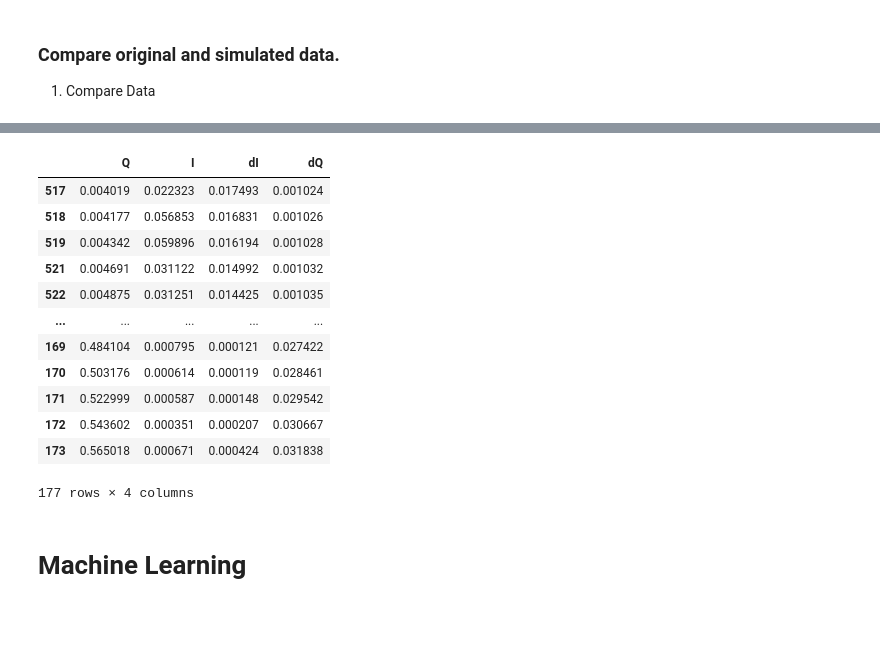
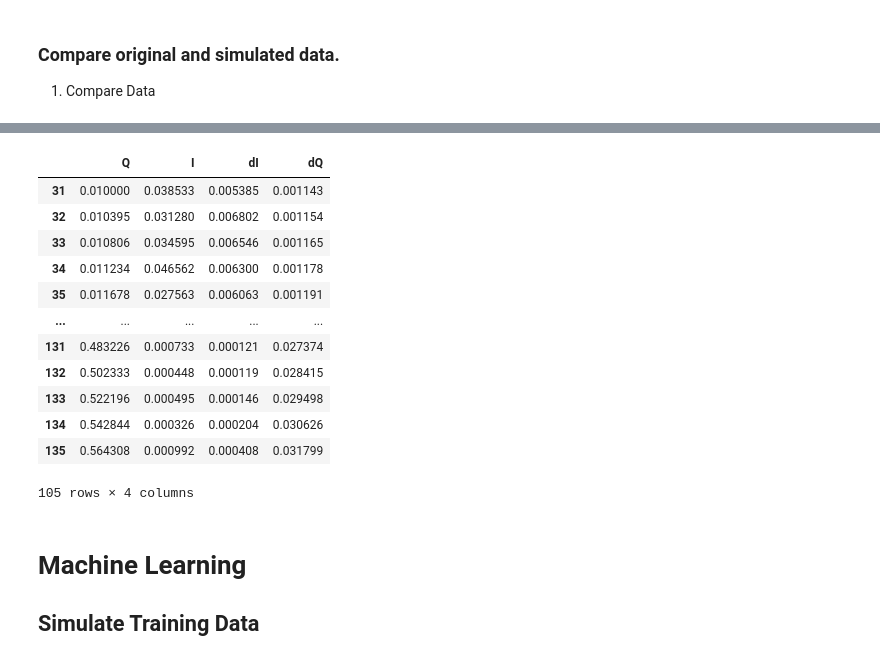
Before and after one commit to criosx/molgroups, a Jupyter notebook: examples/ml/EllipsoidProtein_SingleDataset/ml_playground_create_training_dataset.ipynb, the cells around one changed output, grey strips where cells are left out. Cells and saved outputs as stored; diff of their text form; code cells hidden in the pictures; blank space fills up the shorter version.

Commit message:
create training data sets for several models

```diff
--- a/examples/ml/EllipsoidProtein_SingleDataset/ml_playground_create_training_dataset.ipynb
+++ b/examples/ml/EllipsoidProtein_SingleDataset/ml_playground_create_training_dataset.ipynb
@@ -328,19 +465,20 @@ plt.show()
 # %%
-simdata = fitobj.fnSimulateData(basefilename='sim.dat', liConfigurations=configuration, qmin=qmin, qmax=qmax, t_total=None, simpar=simpar, save_file=False, verbose=False)[0][1]
+simdata = fitobj.fnSimulateData(basefilename='sim.dat', liConfigurations=configuration, qmin=qmin, qmax=qmax, t_total=None, simpar=simpar, save_file=False, verbose=False, average=True)[0][1]
 simdata
 # %% [output]
 |  | Q | I | dI | dQ |
-| 517 | 0.004019 | 0.022323 | 0.017493 | 0.001024 |
-| 518 | 0.004177 | 0.056853 | 0.016831 | 0.001026 |
-| 519 | 0.004342 | 0.059896 | 0.016194 | 0.001028 |
-| 521 | 0.004691 | 0.031122 | 0.014992 | 0.001032 |
-| 522 | 0.004875 | 0.031251 | 0.014425 | 0.001035 |
+| 31 | 0.010000 | 0.038533 | 0.005385 | 0.001143 |
+| 32 | 0.010395 | 0.031280 | 0.006802 | 0.001154 |
+| 33 | 0.010806 | 0.034595 | 0.006546 | 0.001165 |
+| 34 | 0.011234 | 0.046562 | 0.006300 | 0.001178 |
+| 35 | 0.011678 | 0.027563 | 0.006063 | 0.001191 |
 | ... | ... | ... | ... | ... |
-| 169 | 0.484104 | 0.000795 | 0.000121 | 0.027422 |
-| 170 | 0.503176 | 0.000614 | 0.000119 | 0.028461 |
-| 171 | 0.522999 | 0.000587 | 0.000148 | 0.029542 |
-| 172 | 0.543602 | 0.000351 | 0.000207 | 0.030667 |
-| 173 | 0.565018 | 0.000671 | 0.000424 | 0.031838 |
+| 131 | 0.483226 | 0.000733 | 0.000121 | 0.027374 |
+| 132 | 0.502333 | 0.000448 | 0.000119 | 0.028415 |
+| 133 | 0.522196 | 0.000495 | 0.000146 | 0.029498 |
+| 134 | 0.542844 | 0.000326 | 0.000204 | 0.030626 |
+| 135 | 0.564308 | 0.000992 | 0.000408 | 0.031799 |
-177 rows × 4 columns
+105 rows × 4 columns
 # %% [markdown]
 # Machine Learning
+## Simulate Training Data
```
Also changed, not shown: parts of 29 cells of this notebook, 3 other files.
